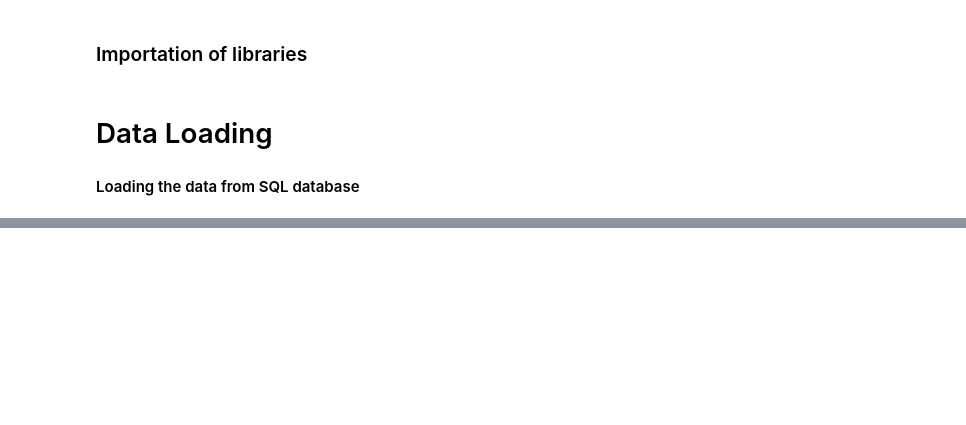
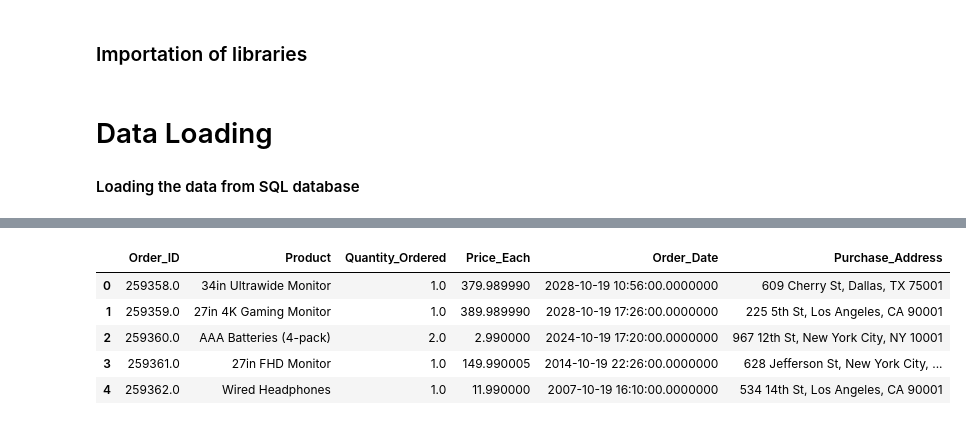
Before and after one commit to Theresah-Essuman/Sales-Data-Analysis-for-2019, a Jupyter notebook: notebook/main.ipynb, the cells around one changed output, grey strips where cells are left out. Saved outputs shown, nothing was run; the diff lists cells and outputs as text; code cells hidden in the pictures; blank space fills up the shorter version.

```diff
--- a/notebook/main.ipynb
+++ b/notebook/main.ipynb
@@ -87,0 +173,18 @@ except Exception as e:
+# %%
+# Define the SQL query to show specific tables in the database
+db_query = """
+        SELECT *
+        FROM Sales_October_2019
+        """
+# Read data from the SQL query result into a DataFrame
+df_Sales_October_2019= pd.read_sql(db_query, connection)
+
+# Display the DataFrame
+df_Sales_October_2019.head()
+# %% [output]
+|  | Order_ID | Product | Quantity_Ordered | Price_Each | Order_Date | Purchase_Address |
+| 0 | 259358.0 | 34in Ultrawide Monitor | 1.0 | 379.989990 | 2028-10-19 10:56:00.0000000 | 609 Cherry St, Dallas, TX 75001 |
+| 1 | 259359.0 | 27in 4K Gaming Monitor | 1.0 | 389.989990 | 2028-10-19 17:26:00.0000000 | 225 5th St, Los Angeles, CA 90001 |
+| 2 | 259360.0 | AAA Batteries (4-pack) | 2.0 | 2.990000 | 2024-10-19 17:20:00.0000000 | 967 12th St, New York City, NY 10001 |
+| 3 | 259361.0 | 27in FHD Monitor | 1.0 | 149.990005 | 2014-10-19 22:26:00.0000000 | 628 Jefferson St, New York City, ... |
+| 4 | 259362.0 | Wired Headphones | 1.0 | 11.990000 | 2007-10-19 16:10:00.0000000 | 534 14th St, Los Angeles, CA 90001 |
```
Also changed, not shown: parts of 20 cells of this notebook, 6 other files.
